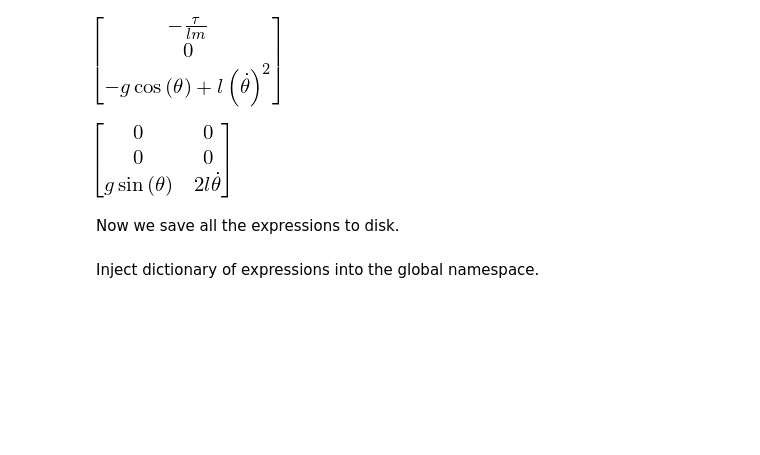
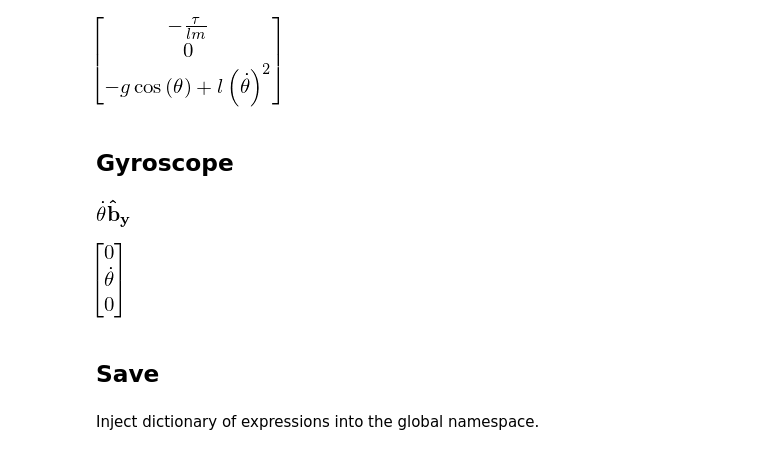
Before and after one commit to jgoppert/PX4-SIL, a Jupyter notebook: Pendulum.ipynb, the cells around one changed output. Drawn from its saved outputs; the diff is of its cells as text; code cells hidden in the pictures; blank space fills up the shorter version.

```diff
--- a/Pendulum.ipynb
+++ b/Pendulum.ipynb
@@ -23,31 +23,35 @@ The autoreload extension is already loaded. To reload it, use:
 # %% [markdown]
 # Dynamics
 # %%
-tau, theta = mech.dynamicsymbols('tau theta')
-
+# symbols
+tau, phi, theta, psi = mech.dynamicsymbols('tau phi theta psi')
 m, g, l, t = sympy.symbols('m, g, l, t')
 
+# state space
 x = (theta, theta.diff(t))
 u = (tau,)
-x_ = sympy.MatrixSymbol('x', 2,1)
-u_ = sympy.Symbol('u')
-ss_sub = {
-    theta: x_[0,0],
-    theta.diff(t): x_[1,0],
-    tau: u_}
 
-frame_i = mech.ReferenceFrame('i')
-frame_b = frame_i.orientnew(
-    newname='b', rot_type='Axis',
-    amounts=(theta, frame_i.y))
+# frames
+frame_i = mech.ReferenceFrame('i') # inertial
+frame_b = frame_i.orientnew( # body
+    newname='b', rot_type='Body',
+    amounts=(0, theta, 0), rot_order='321')
+
+# point at center of rotation
 point_o = mech.Point('o')
 point_o.set_vel(frame_i, 0)
+
+# point at center of mass
 point_cm = point_o.locatenew('cm', -l*frame_b.z)
 point_cm.set_vel(frame_b, 0)
 point_cm.v1pt_theory(otherpoint=point_o,
                      outframe=frame_i, interframe=frame_b)
+
+# particle
 ball = mech.Particle(name='ball', point=point_cm, mass=m)
 ball.set_potential_energy(m*g*l*sympy.cos(theta))
+
+# derive eoms
 L = mech.Lagrangian(frame_i, ball)
 lm = mech.LagrangesMethod(Lagrangian=L, qs=[theta], coneqs=None,
                      forcelist=[(frame_b, tau*frame_b.y)], frame=frame_i)
@@ -99,11 +81,18 @@ y_accel
 # %% [output]
 [figure]
-# %%
-C_accel = y_accel.jacobian(x)
-C_accel
-# %% [output]
-[figure, removed]
-# %% [markdown]
-Now we save all the expressions to disk.
+# %% [markdown]
+## Gyroscope
+# %%
+gyro = frame_b.ang_vel_in(frame_i)
+gyro
+# %% [output]
+[figure, added]
+# %%
+g_gyro = gyro.to_matrix(frame_b)
+g_gyro
+# %% [output]
+[figure, added]
+# %% [markdown]
+## Save
 # %%
 save_file= os.path.join('save','pendulum.sympy')
```
Also changed, not shown: parts of 15 cells of this notebook, 3 other files.
